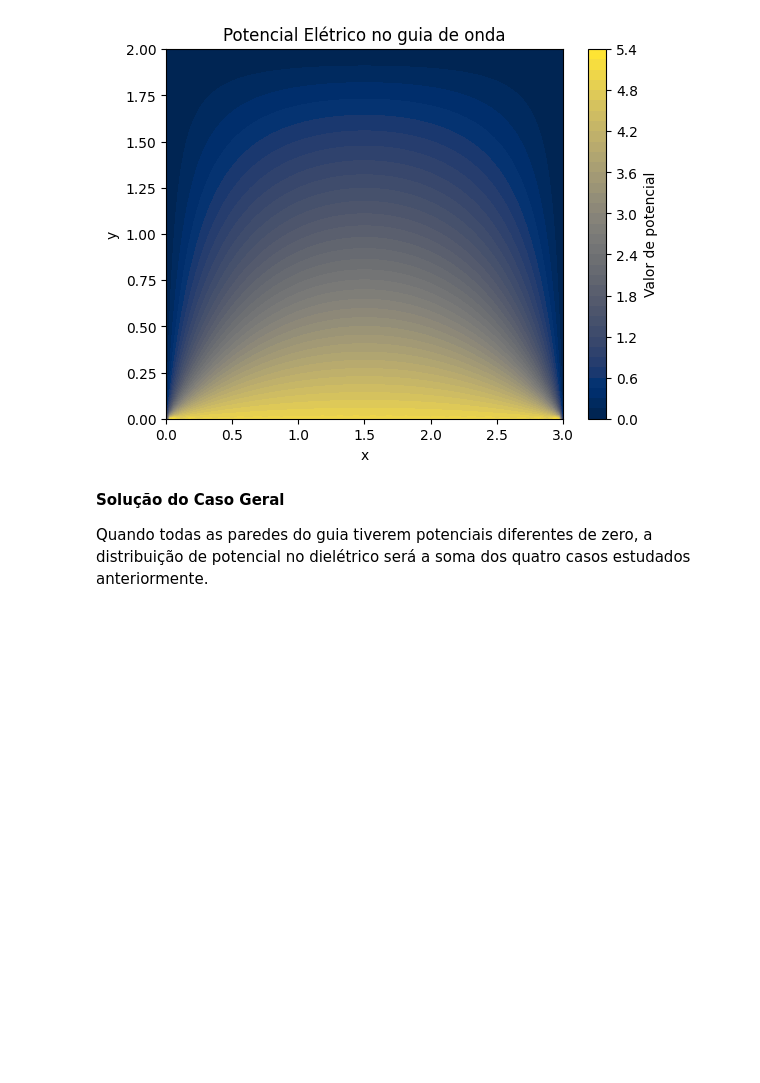
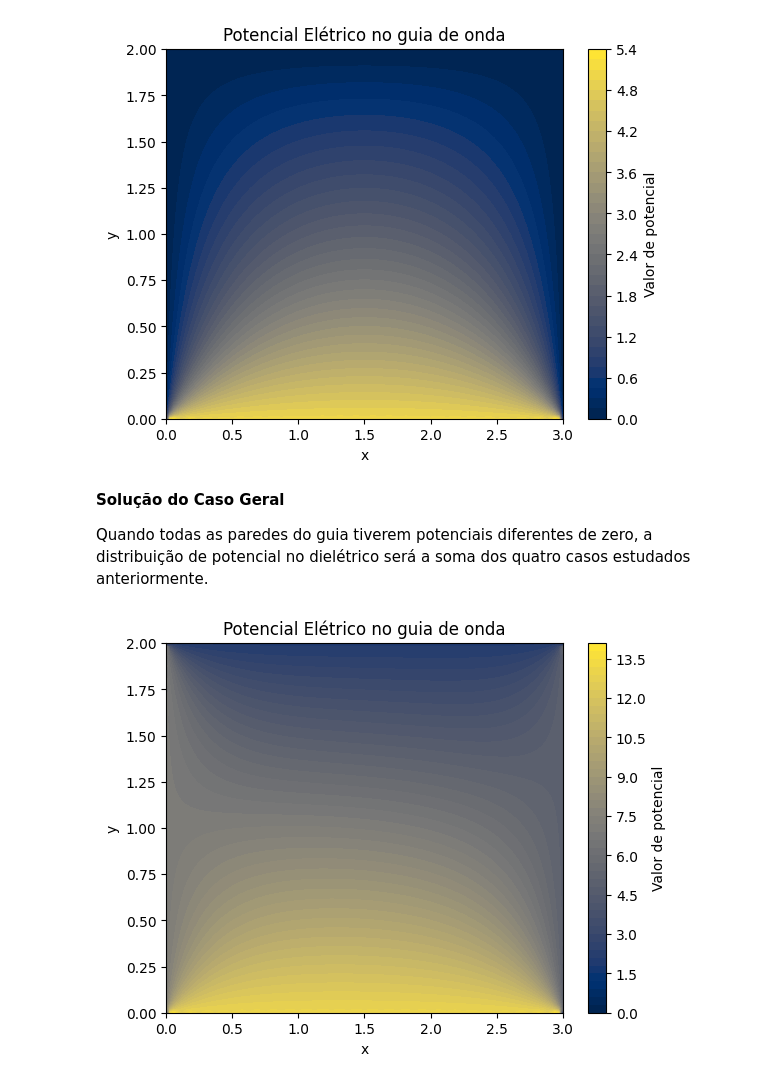
Before and after one commit to marianaufcg/Capacitacao, a Jupyter notebook: atividade4.ipynb, the cells around one changed output. Cells and saved outputs as stored; diff of their text form; code cells hidden in the pictures; blank space fills up the shorter version.

```diff
--- a/atividade4.ipynb
+++ b/atividade4.ipynb
@@ -511,37 +515,35 @@ Quando todas as paredes do guia tiverem potenciais diferentes de zero, a distrib
 # %%
 import numpy as np
 import matplotlib.pyplot as plt
 
 a = 3 # Largura do guia
 b = 2 # Altura do guia
-V2 = 20 # Potencial em V(a,y)
+V1 = 13 # Potencial em V(x,0)
+V2 = 5 # Potencial em V(a,y)
+V3 = 2 # Potencial em V(x,b)
+V4 = 7 # Potencial em V(0,y)
 
 # Criando o domínio
 x = np.linspace(0, a, 100)
 y = np.linspace(0, b, 100)
 X, Y = np.meshgrid(x, y)
 
-def V1(x,y):
+def V(x,y):
   V = 0
   for n in range(1, 150, 2):
-    num =
-    den =
-    V += num/den
-  return V
-
-def V2(x,y):
-  V = 0
-  for n in range(1, 150, 2):
-    num =
-    den =
-    V += num/den
+    # Expressão numérica para as paredes verticais
+    Va = (4*np.sin(n*np.pi*y/b)*(V2*np.sinh(n*np.pi*x/b)+ V4*np.sinh(n*np.pi*(a-x)/b))) / (n*np.pi*np.sinh(n*np.pi*a/b))
+    Vb = (4*np.sin(n*np.pi*x/a)*(V1*np.sinh(n*np.pi*(b-y)/a) + V3*np.sinh(n*np.pi*y/a))) / (n*np.pi*np.sinh(n*np.pi*b/a))
+    V = V + Va + Vb
   return V
 
 V_grid = V(X,Y)
 
 plt.contourf(X, Y, V_grid, levels=50, cmap="cividis")
 plt.colorbar(label="Valor de potencial")
 plt.title("Potencial Elétrico no guia de onda")
 plt.xlabel("x")
 plt.ylabel("y")
 plt.show()
+# %% [output]
+[figure, added]
```
Also changed, not shown: parts of 1 cell of this notebook.
